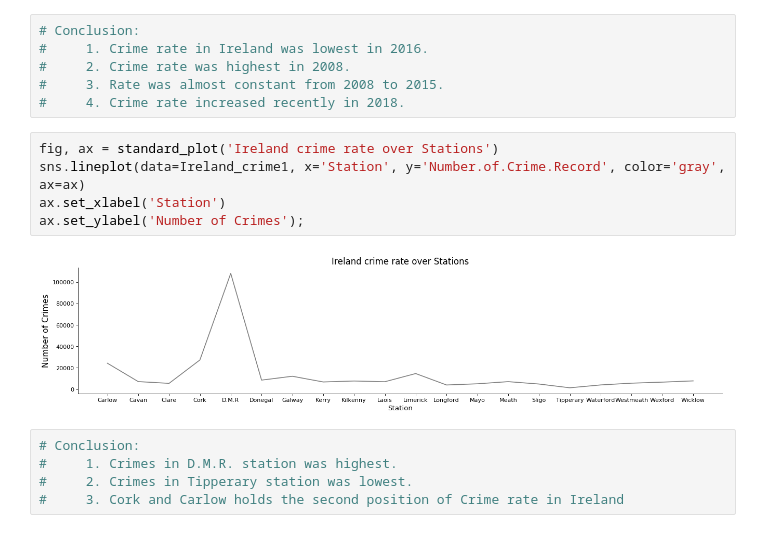
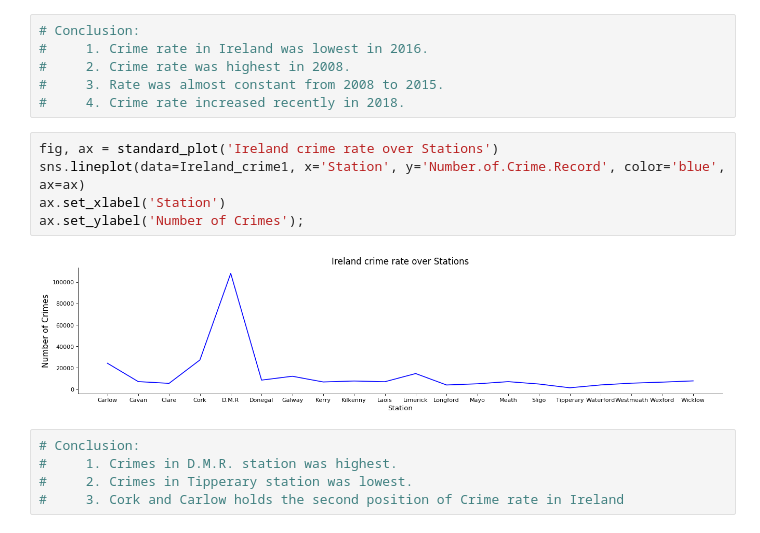
Before and after one commit to somya-anchalia/Data-Analytics-Projects, a Jupyter notebook: Forked from Kaggle/Code/Heart Disease Analysis/heart-disease.ipynb, the cells around one changed output. Saved outputs shown, nothing was run; the diff lists cells and outputs as text.

```diff
--- a/Forked from Kaggle/Code/Heart Disease Analysis/heart-disease.ipynb
+++ b/Forked from Kaggle/Code/Heart Disease Analysis/heart-disease.ipynb
@@ -105,11 +105,11 @@ ax.set_ylabel('Number of Crimes');
 #     4. Crime rate increased recently in 2018.
 # %%
 fig, ax = standard_plot('Ireland crime rate over Stations')
-sns.lineplot(data=Ireland_crime1, x='Station', y='Number.of.Crime.Record', color='gray', ax=ax)
+sns.lineplot(data=Ireland_crime1, x='Station', y='Number.of.Crime.Record', color='blue', ax=ax)
 ax.set_xlabel('Station')
 ax.set_ylabel('Number of Crimes');
 # %% [output]
-[figure, old version]
+[figure, new version]
 # %%
 # Conclusion:
 #     1. Crimes in D.M.R. station was highest.
```
Also changed, not shown: parts of 6 cells of this notebook.
